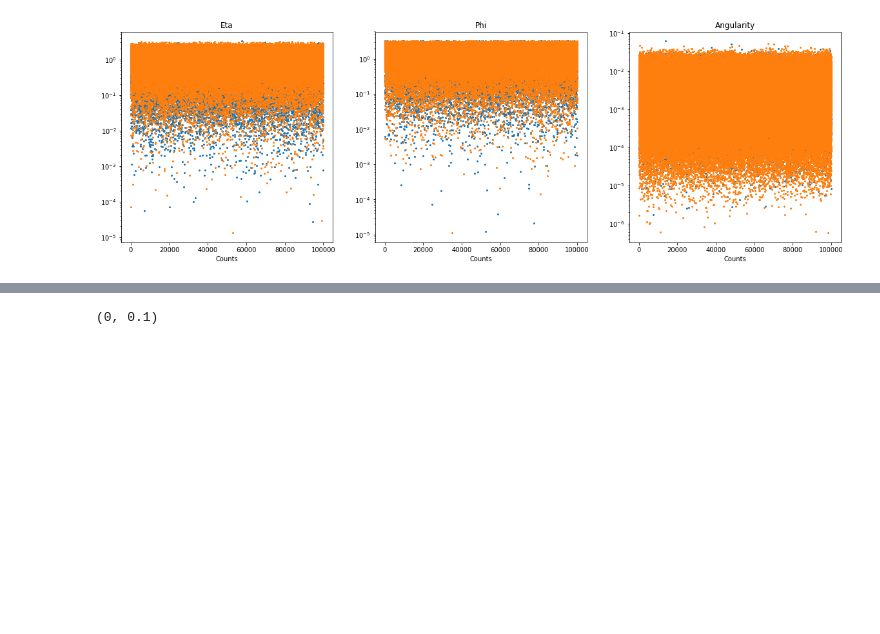
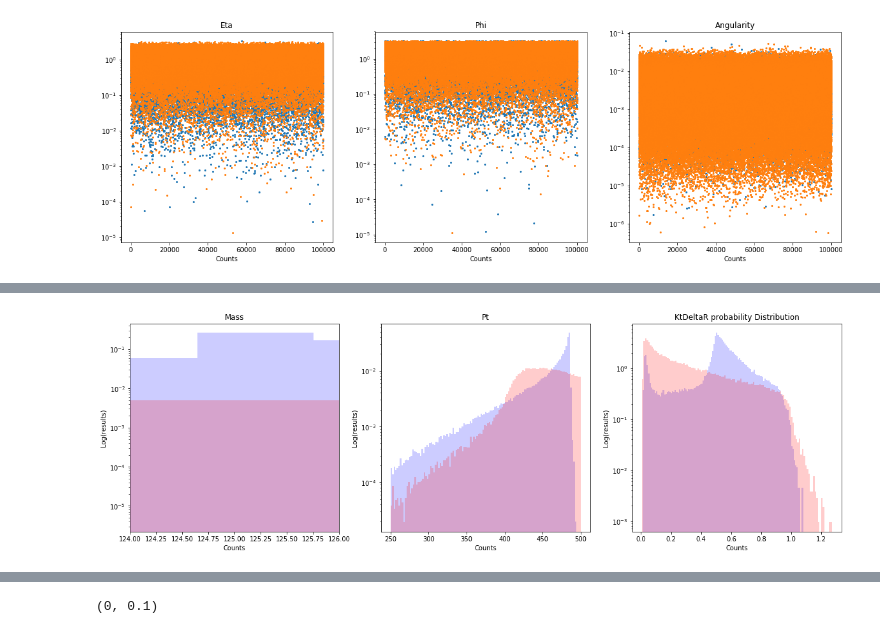
Before and after one commit to MikePhen12/Phys_434_portfolio, a Jupyter notebook: Lab_5.ipynb, the cells around one changed output, grey strips where cells are left out. Cells and saved outputs as stored; diff of their text form; code cells hidden in the pictures; blank space fills up the shorter version.

```diff
--- a/Lab_5.ipynb
+++ b/Lab_5.ipynb
@@ -184,10 +184,11 @@ bins = 120; alph = .2
 fig, (ax, ax1, ax2) = plt.subplots(1, 3, figsize = (20, 6))
 ax.hist(higgs_data['mass'], bins, alpha = alph, density = True, color='b')
 ax.hist(qcd_background_data['mass'], bins, alpha = alph, density = True, color='r')
-#ax.set_yscale('log')
-ax.set_title('Mass');
+ax.set_yscale('log')
+ax.set_title('Mass')
 ax.set_xlabel('Counts')
 ax.set_ylabel('Log(results)')
+ax.set_xlim([124,126])
 
 ax1.hist(higgs_data['pt'], bins, alpha = alph, density = True, color='b')
 ax1.hist(qcd_background_data['pt'], bins, alpha = alph, density = True, color='r')
@@ -197,7 +198,7 @@ ax1.set_xlabel('Counts')
 ax1.set_ylabel('Log(results)')
 
 ax2.hist(higgs_data['KtDeltaR'], bins, alpha = alph, density = True, color='b', label='Higgs')
-ax2.hist(qcd_background_data['KtDeltaR'], bins, alpha = alph, density = True, color='r' label='background')
+ax2.hist(qcd_background_data['KtDeltaR'], bins, alpha = alph, density = True, color='r', label='background')
 ax2.set_yscale('log')
 ax2.set_title('KtDeltaR probability Distribution')
 ax2.set_xlabel('Counts')
@@ -207,3 +208,4 @@ SyntaxError: invalid syntax (<ipython-input-20-6745a98daa69>, line 18)
+[figure, added]
 # %%
 bins = 120; alph = .2
 fig, (ax, ax1, ax2) = plt.subplots(1, 3, figsize = (20, 6))
```
Also changed, not shown: parts of 2 cells of this notebook.
